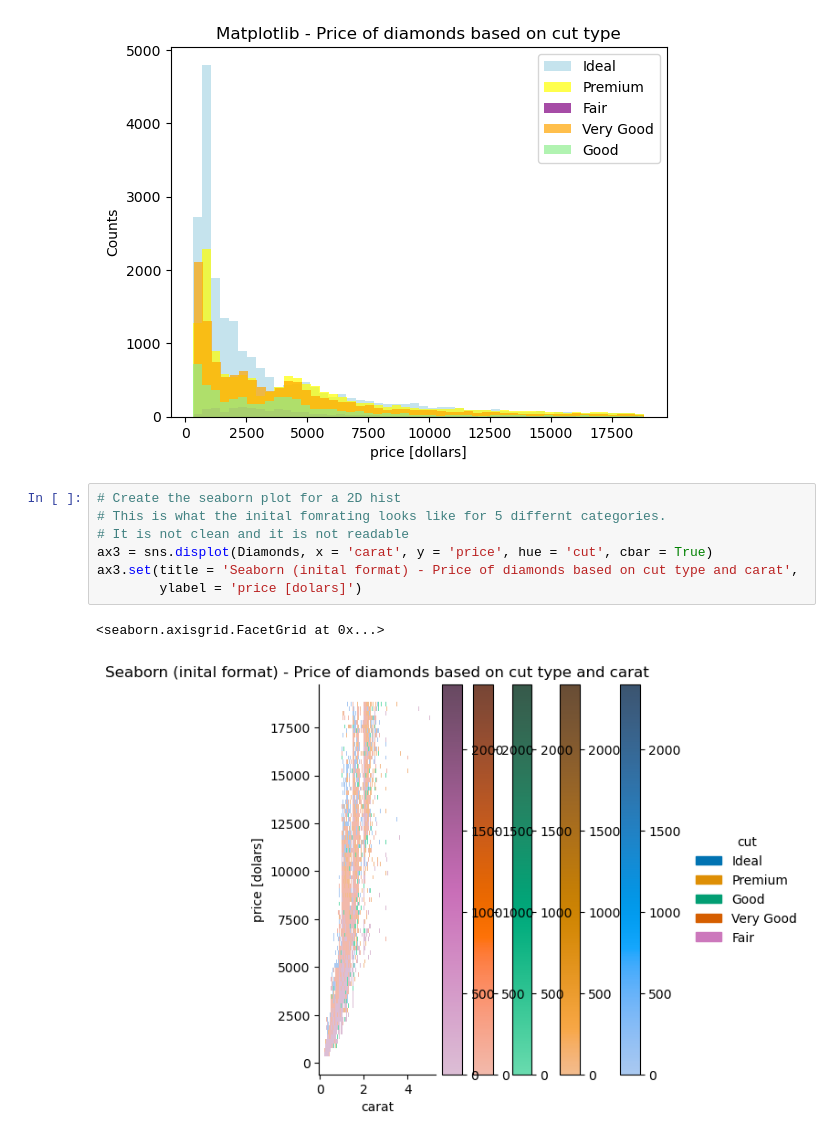
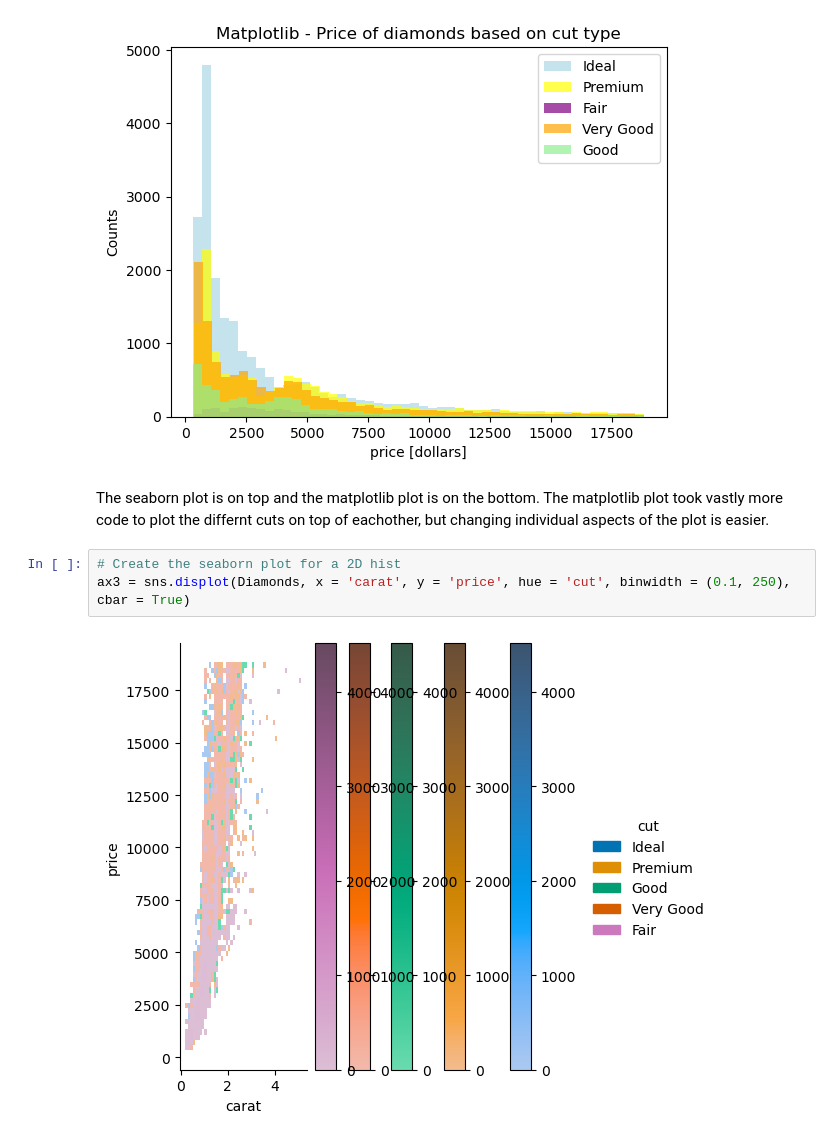
Before and after one commit to SiyonaArndt/PHYS265-spring25, a Jupyter notebook: Project/FinalProject-ArndtSiyona.ipynb, the cells around one changed output. Cells and saved outputs as stored; diff of their text form.

```diff
--- a/Project/FinalProject-ArndtSiyona.ipynb
+++ b/Project/FinalProject-ArndtSiyona.ipynb
@@ -86,13 +86,10 @@ ax2.legend();
 # %% [output]
 [figure]
 [figure]
+# %% [markdown]
+The seaborn plot is on top and the matplotlib plot is on the bottom. The matplotlib plot took vastly more code to plot the differnt cuts on top of eachother, but changing individual aspects of the plot is easier.
 # %%
 # Create the seaborn plot for a 2D hist
-# This is what the inital fomrating looks like for 5 differnt categories.
-# It is not clean and it is not readable
-ax3 = sns.displot(Diamonds, x = 'carat', y = 'price', hue = 'cut', cbar = True)
-ax3.set(title = 'Seaborn (inital format) - Price of diamonds based on cut type and carat',
-        ylabel = 'price [dolars]')
+ax3 = sns.displot(Diamonds, x = 'carat', y = 'price', hue = 'cut', binwidth = (0.1, 250), cbar = True)
 # %% [output]
-<seaborn.axisgrid.FacetGrid at 0x...>
-[figure, old version]
+[figure, new version]
```
Also changed, not shown: parts of 8 cells of this notebook, 3 other files.
